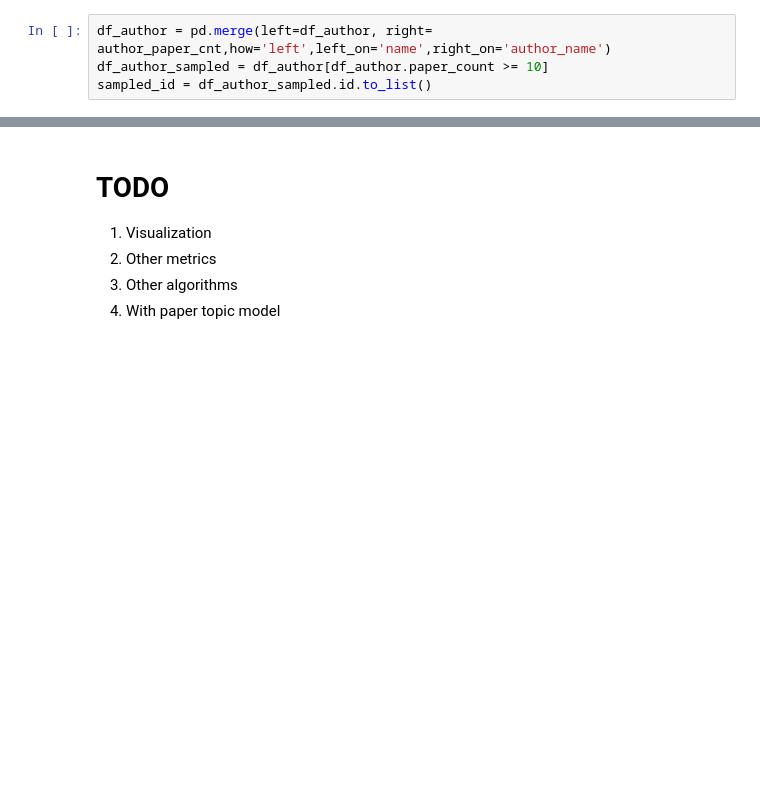
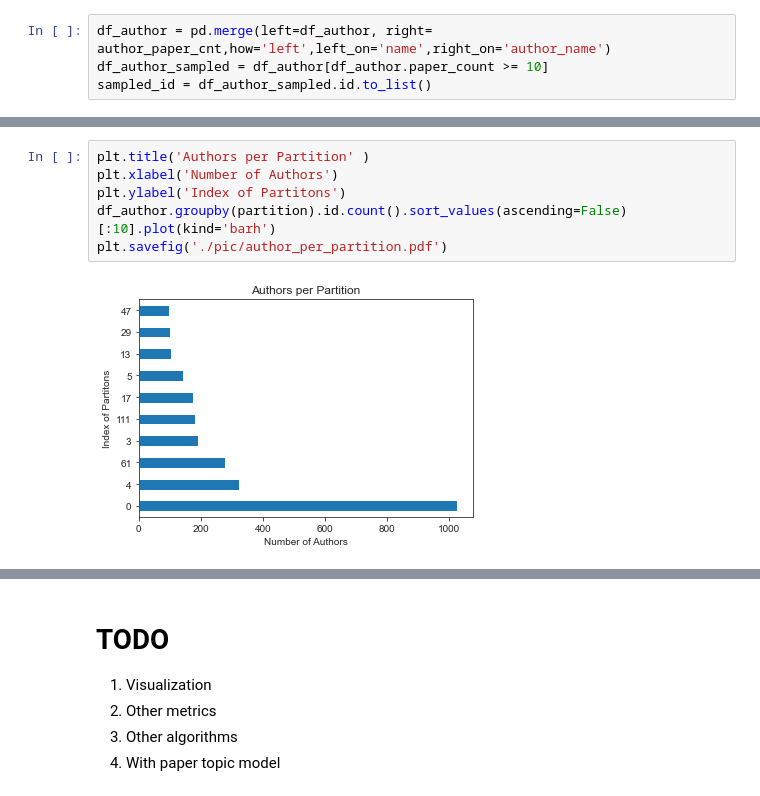
Before and after one commit to krisdiao/DS5230-covid19, a Jupyter notebook: co-author/co-author-analysis.ipynb, the cells around one changed output, grey strips where cells are left out. Drawn from its saved outputs; the diff is of its cells as text; blank space fills up the shorter version.

```diff
--- a/co-author/co-author-analysis.ipynb
+++ b/co-author/co-author-analysis.ipynb
@@ -226,0 +244,8 @@ df_author[
+# %%
+plt.title('Authors per Partition' )
+plt.xlabel('Number of Authors')
+plt.ylabel('Index of Partitons')
+df_author.groupby(partition).id.count().sort_values(ascending=False)[:10].plot(kind='barh')
+plt.savefig('./pic/author_per_partition.pdf')
+# %% [output]
+[figure, added]
```
Also changed, not shown: parts of 21 cells of this notebook, 9 other files.
